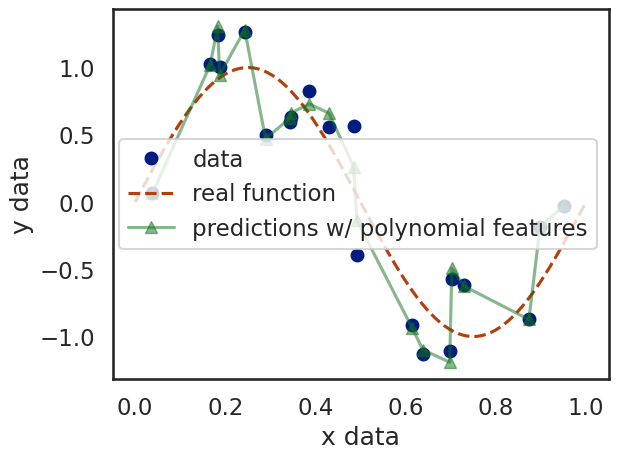
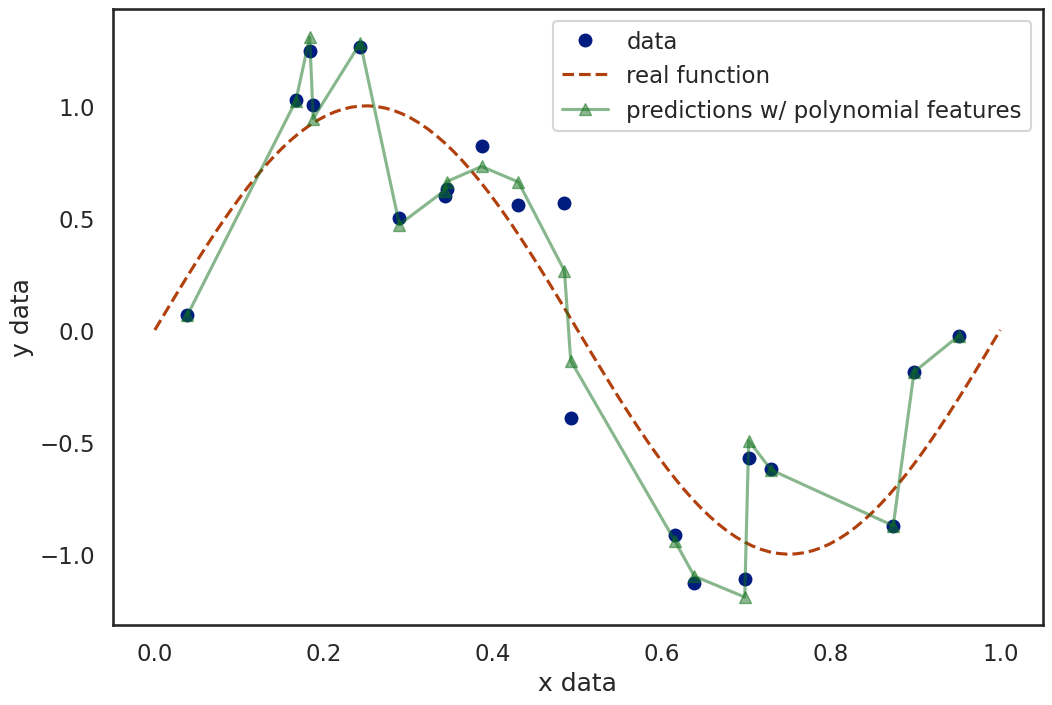
The change to this notebook cell's code, shown as a diff; its figure went from the first image to the second:
--- before
+++ after
@@ -17,7 +17,8 @@
 
 # Plot the result
-plt.plot(X_data, Y_data, marker='o', ls='', label='data', alpha=1)
-plt.plot(X_real, Y_real, ls='--', label='real function')
-plt.plot(X_data, Y_pred, marker='^', alpha=.5, label='predictions w/ polynomial features')
+plt.figure(figsize=(12,8))
+plt.plot(X_data, Y_data, marker='o', ls='', label='data', alpha=1) # plot each data points from data
+plt.plot(X_real, Y_real, ls='--', label='real function') # plot the theoretical sine wave
+plt.plot(X_data, Y_pred, marker='^', alpha=.5, label='predictions w/ polynomial features') # plot the model's predicted result
 plt.legend()
 ax = plt.gca()

Commit: orgainsation and typo correction